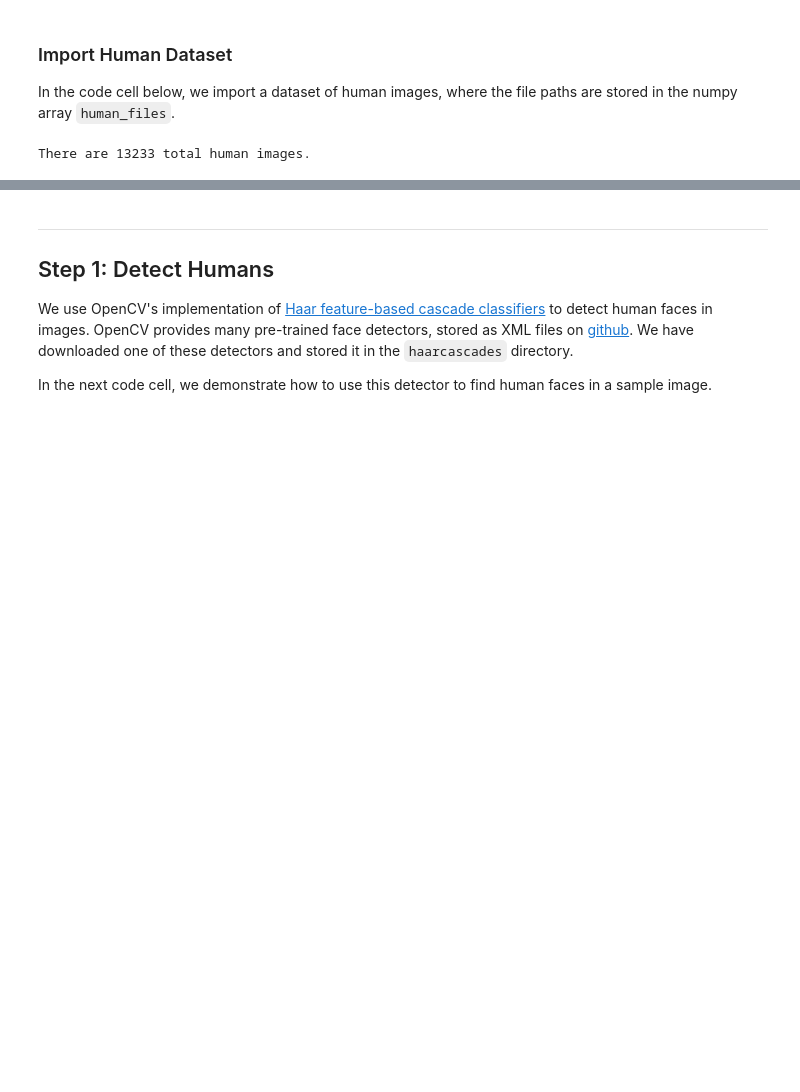
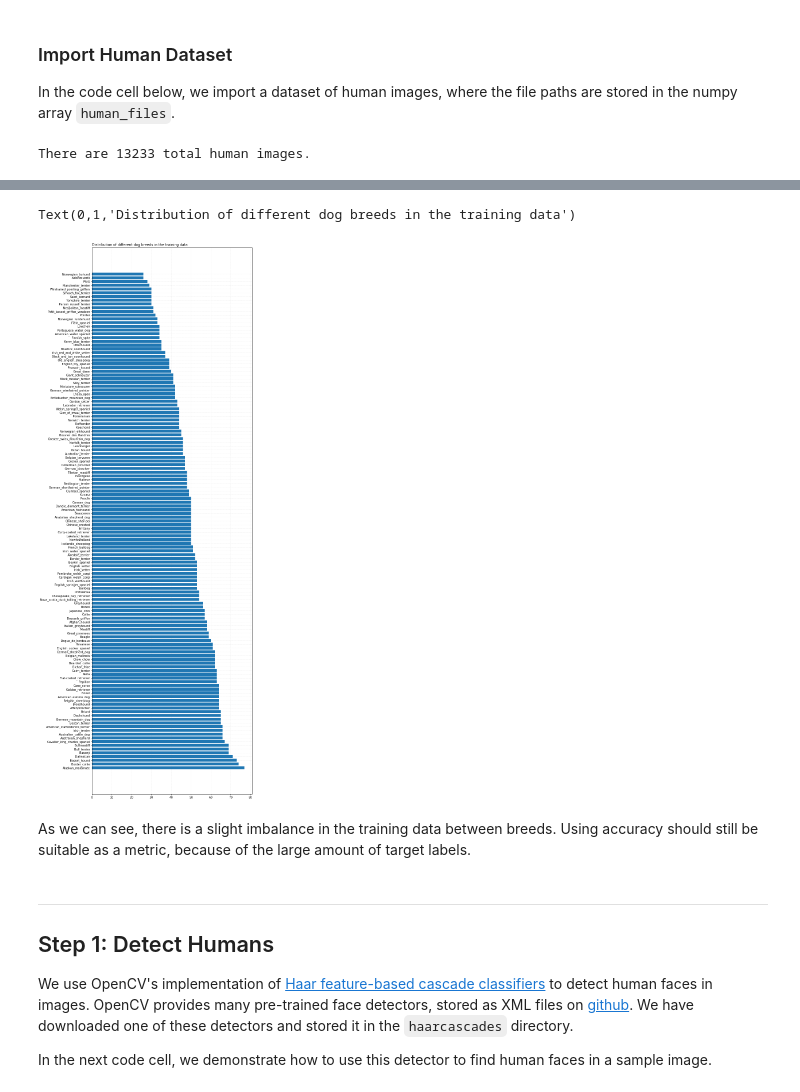
Before and after one commit to jockyeving/udacity_dog_project, a Jupyter notebook: dog_app.ipynb, the cells around one changed output, grey strips where cells are left out. Drawn from its saved outputs; the diff is of its cells as text; code cells hidden in the pictures; blank space fills up the shorter version.

Commit message:
visuals added, readme modified

```diff
--- a/dog_app.ipynb
+++ b/dog_app.ipynb
@@ -108,0 +113,5 @@ There are 13233 total human images.
+# %%
+train_targets_argmax = []
+for i in range(len(train_targets)):
+    train_targets_argmax.append(train_targets[i].argmax())
+train_targets_argmax[:10]
@@ -108,0 +120,6 @@ There are 13233 total human images.
+# %%
+#train_targets
+dog_names_str = []
+for name in dog_names:
+    dog_names_str.append(name.split(".")[1])
+dog_names_str[:10]
@@ -108,0 +137,8 @@ There are 13233 total human images.
+# %%
+import pandas as pd
+dog_name_distribution = []
+for dog in train_targets_argmax:
+    dog_name_distribution.append(dog_names_str[dog])
+dog_name_distribution = pd.DataFrame(dog_name_distribution,columns=['breed'])
+dist = dog_name_distribution['breed'].value_counts()
+dist.head(10)
@@ -108,0 +157,6 @@ There are 13233 total human images.
+# %%
+df_dist = pd.DataFrame(dist).reset_index()
+df_dist = df_dist.sort_values('breed', ascending=False)
+df_dist.head()
+df_dist['name'] = df_dist['index']
+df_dist.drop('index',axis=1).head(10)
@@ -109,3 +175,19 @@ There are 13233 total human images.
+# %%
+x = df_dist['index']
+y = df_dist['breed']
+fig, ax = plt.subplots(figsize =(10,35))
+plt.barh(list(df_dist.index),y)
+plt.yticks(range(len(y)),x)
+ax.grid(b = True, color ='grey',
+                linestyle ='-.', linewidth = 0.5,
+                alpha = 0.2)
+ax.set_title('Distribution of different dog breeds in the training data',
+                    loc ='left', )
+# %% [output]
+Text(0,1,'Distribution of different dog breeds in the training data')
+[figure, added]
+# %% [markdown]
+As we can see, there is a slight imbalance in the training data between breeds. Using accuracy should still be suitable as a metric, because of the large amount of target labels.
 # %% [markdown]
 ---
 <a id='step1'></a>
```
Also changed, not shown: parts of 9 cells of this notebook, 1 other file.
